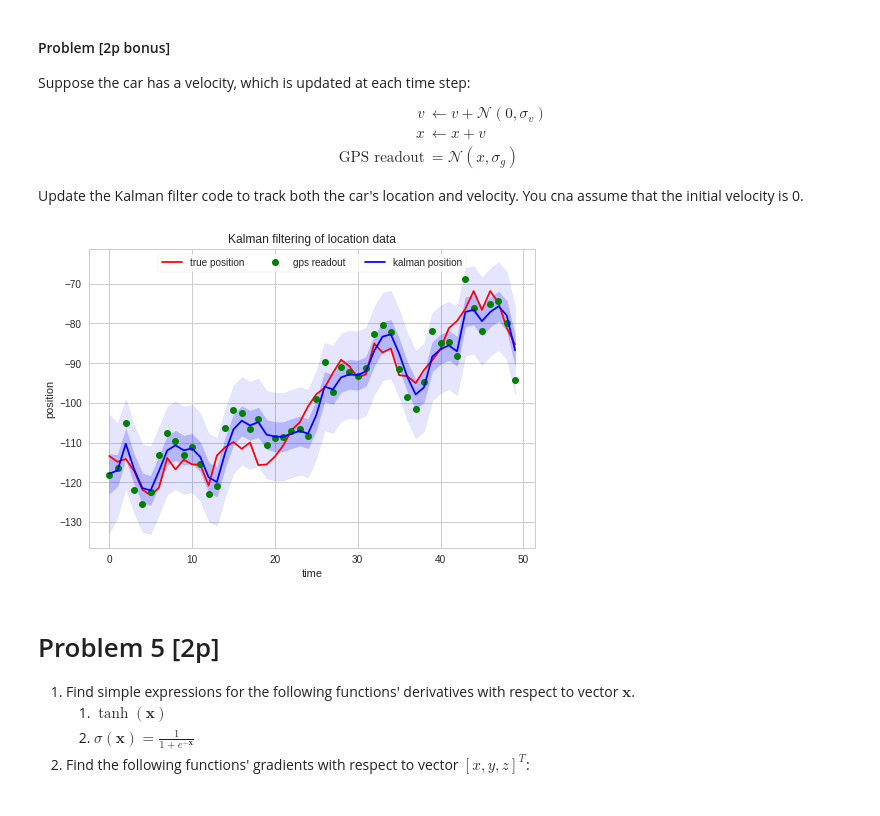
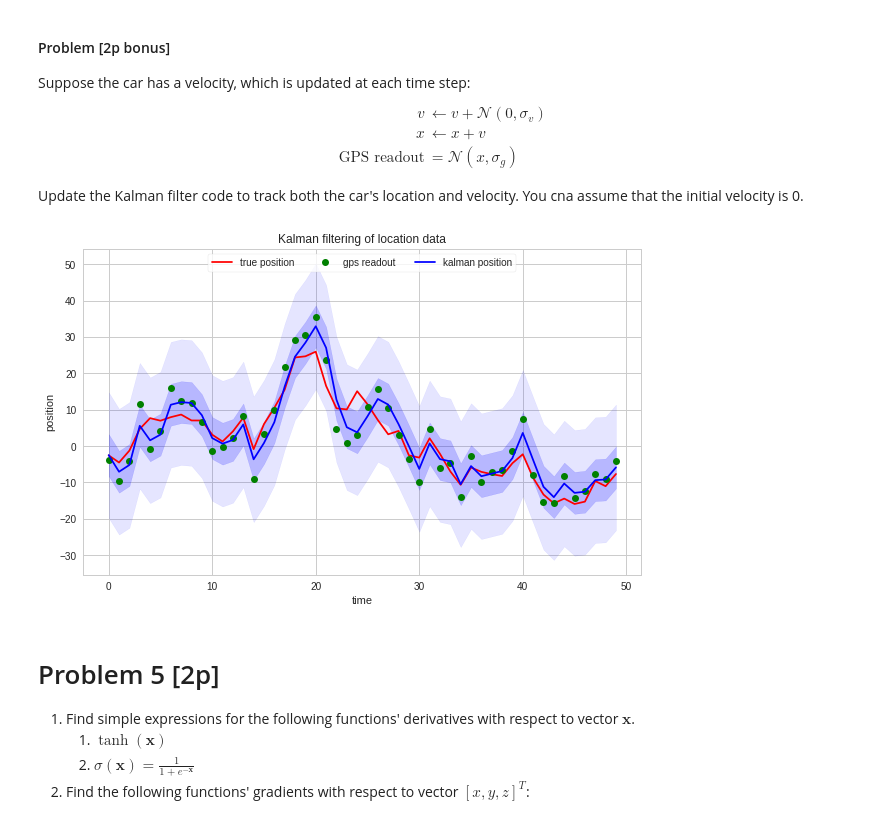
Before and after one commit to samorr/nn_assignments, a Jupyter notebook: assignment2/Assignment2.ipynb, the cells around one changed output. Saved outputs shown, nothing was run; the diff lists cells and outputs as text; code cells hidden in the pictures.

```diff
--- a/assignment2/Assignment2.ipynb
+++ b/assignment2/Assignment2.ipynb
@@ -347,9 +392,9 @@ def simulate(initial_sigma, motion_sigma, gps_sigma, n_steps):
     x = norm.rvs(0, initial_sigma)
     loc_hist = []
     for s in range(n_steps):
-        #
-        # TODO: fill in a simulation step
-        #
+        # first gps readout is after first motion
+        x += np.random.randn() * motion_sigma
+        gps_readout = np.random.randn() * gps_sigma + x
         loc_hist.append((x, gps_readout))
     loc_df = pd.DataFrame(loc_hist, columns=['x', 'gps'])
     return loc_df
@@ -360,15 +405,10 @@ def kalman_predict(loc_df, initial_sigma, motion_sigma, gps_sigma):
     prior_sigma = initial_sigma
     predictions = []
     for gps_readout in loc_df.gps:
-        # expand the prior by the movement
-        #
-        # TODO: fill in
-        #
+#         prior_mu = gps_readout
 
-        # now do the bayes update
-        #
-        # TODO: fill in a simulation step
-        #
+        posterior_mu = prior_mu + motion_sigma**2 / gps_sigma**2 * (gps_readout - prior_mu)
+        posterior_sigma = (1 - motion_sigma**2 / gps_sigma**2) * motion_sigma**2
 
         predictions.append((posterior_mu, posterior_sigma))
         prior_mu = posterior_mu
@@ -380,29 +420,30 @@ def kalman_predict(loc_df, initial_sigma, motion_sigma, gps_sigma):
 # %%
 #@title Parametry symulacji
 initial_sigma = 100 #@param
 motion_sigma = 4 #@param
 gps_sigma = 5 #@param
 n_steps = 50 #@param
 
 
 loc_df = simulate(initial_sigma, motion_sigma, gps_sigma, n_steps)
 predictions_df = kalman_predict(loc_df, initial_sigma, motion_sigma, gps_sigma)
+plt.figure(figsize=(10,6))
 plt.plot(loc_df.x, 'r', label='true position')
 plt.plot(loc_df.gps, 'go', label='gps readout')
 plt.plot(predictions_df.mu, 'b', label='kalman position')
 plt.fill_between(range(len(predictions_df)),
                  predictions_df.mu + predictions_df.sigma,
                  predictions_df.mu - predictions_df.sigma, color='b', alpha=0.2)
 plt.fill_between(range(len(predictions_df)),
                  predictions_df.mu + 3 * predictions_df.sigma,
                  predictions_df.mu - 3 * predictions_df.sigma, color='b', alpha=0.1)
 plt.legend(loc='upper center', ncol=3, bbox_to_anchor=(0.5, 1.0), frameon=True)
 plt.xlabel('time')
 plt.ylabel('position')
 plt.title('Kalman filtering of location data')
 None
 # %% [output]
-[figure, old version]
+[figure, new version]
 # %% [markdown]
 # Problem 5 [2p]
 
```
Also changed, not shown: parts of 3 cells of this notebook.
